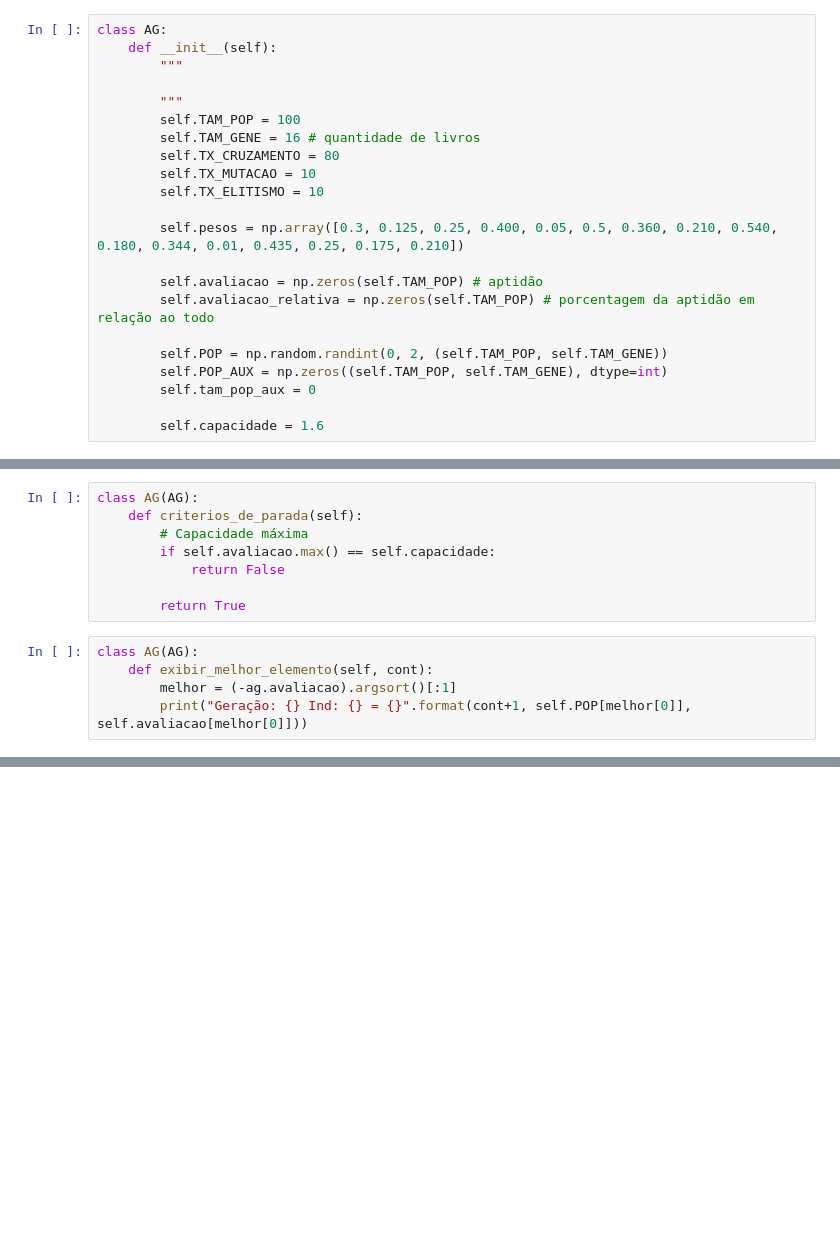
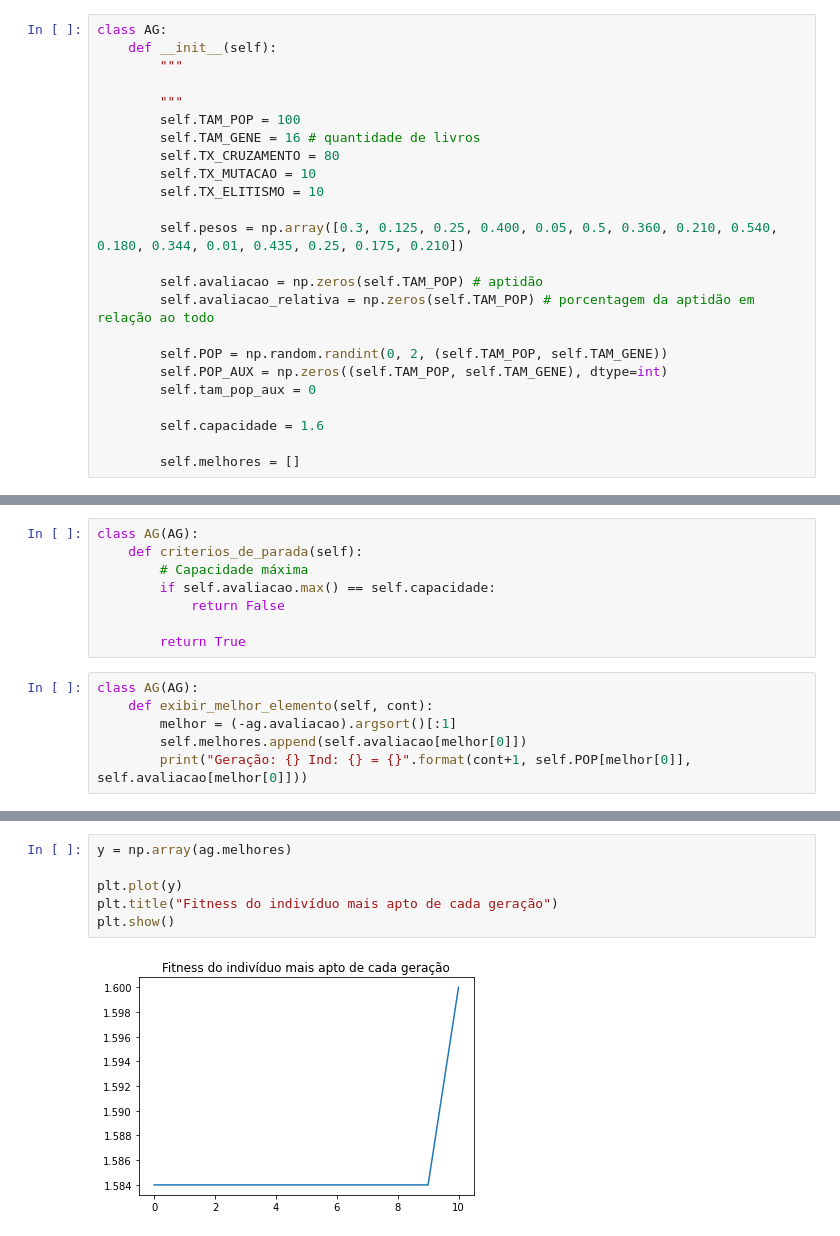
Before and after one commit to sousamaf/jupyter_ia, a Jupyter notebook: data/home/ia/AG.ipynb, the cells around one changed output, grey strips where cells are left out. Cells and saved outputs as stored; diff of their text form; blank space fills up the shorter version.

```diff
--- a/data/home/ia/AG.ipynb
+++ b/data/home/ia/AG.ipynb
@@ -23,6 +24,8 @@ class AG:
         self.tam_pop_aux = 0
 
         self.capacidade = 1.6
+
+        self.melhores = []
 # %% [markdown]
 # Função de avaliação - fitness function
 # %%
@@ -173,6 +176,7 @@ class AG(AG):
 class AG(AG):
     def exibir_melhor_elemento(self, cont):
         melhor = (-ag.avaliacao).argsort()[:1]
+        self.melhores.append(self.avaliacao[melhor[0]])
         print("Geração: {} Ind: {} = {}".format(cont+1, self.POP[melhor[0]], self.avaliacao[melhor[0]]))
 # %%
 ag = AG()
@@ -218,0 +229,8 @@ Geração: 5 Ind: [0 1 1 0 0 0 0 0 1 0 0 0 1 1 0 0] = 1.6
+# %%
+y = np.array(ag.melhores)
+
+plt.plot(y)
+plt.title("Fitness do indivíduo mais apto de cada geração")
+plt.show()
+# %% [output]
+[figure, added]
```
Also changed, not shown: parts of 2 cells of this notebook, 5 other files.
